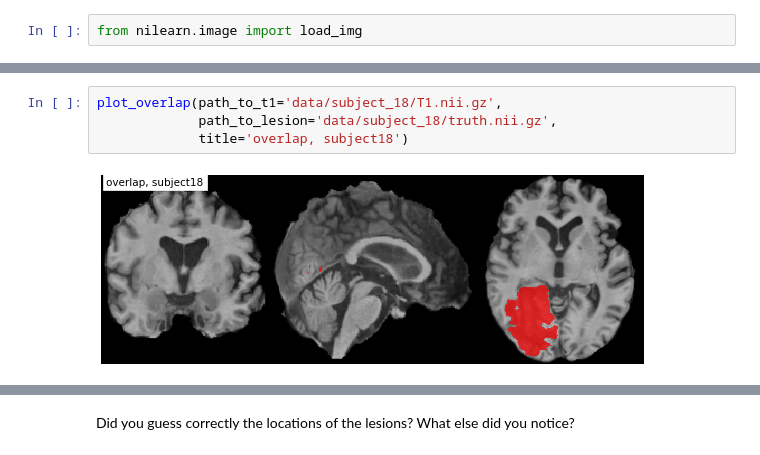
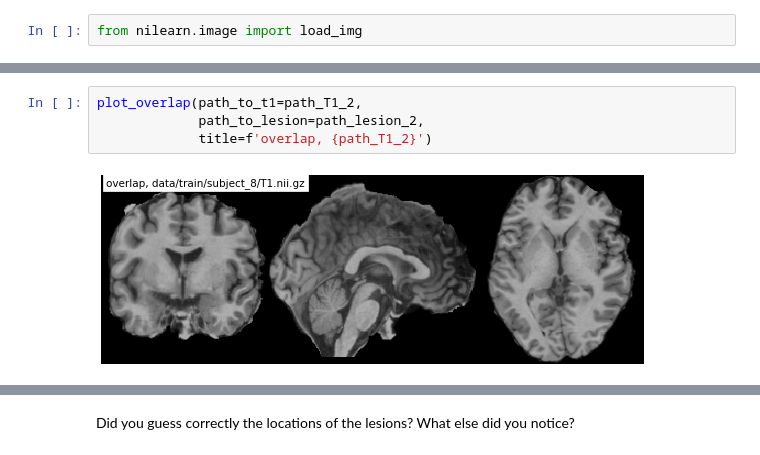
Before and after one commit to ramp-kits/stroke_lesions, a Jupyter notebook: stroke_starting_kit.ipynb, the cells around one changed output, grey strips where cells are left out. Cells and saved outputs as stored; diff of their text form.

```diff
--- a/stroke_starting_kit.ipynb
+++ b/stroke_starting_kit.ipynb
@@ -195,6 +198,6 @@ plot_overlap(path_to_t1='data/subject_8/T1.nii.gz',
-# %%
-plot_overlap(path_to_t1='data/subject_18/T1.nii.gz',
-             path_to_lesion='data/subject_18/truth.nii.gz',
-             title='overlap, subject18')
-# %% [output]
-[figure, removed]
+# %%
+plot_overlap(path_to_t1=path_T1_2,
+             path_to_lesion=path_lesion_2,
+             title=f'overlap, {path_T1_2}')
+# %% [output]
+[figure, added]
```
Also changed, not shown: parts of 26 cells of this notebook.
